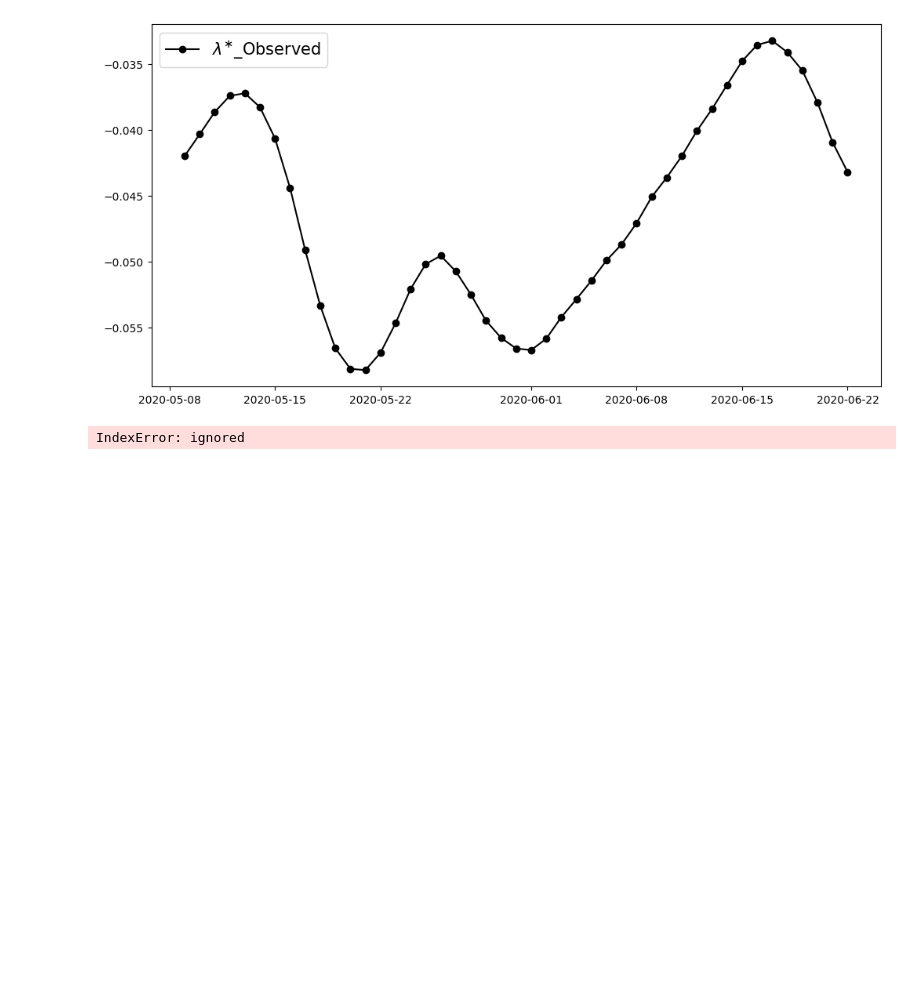
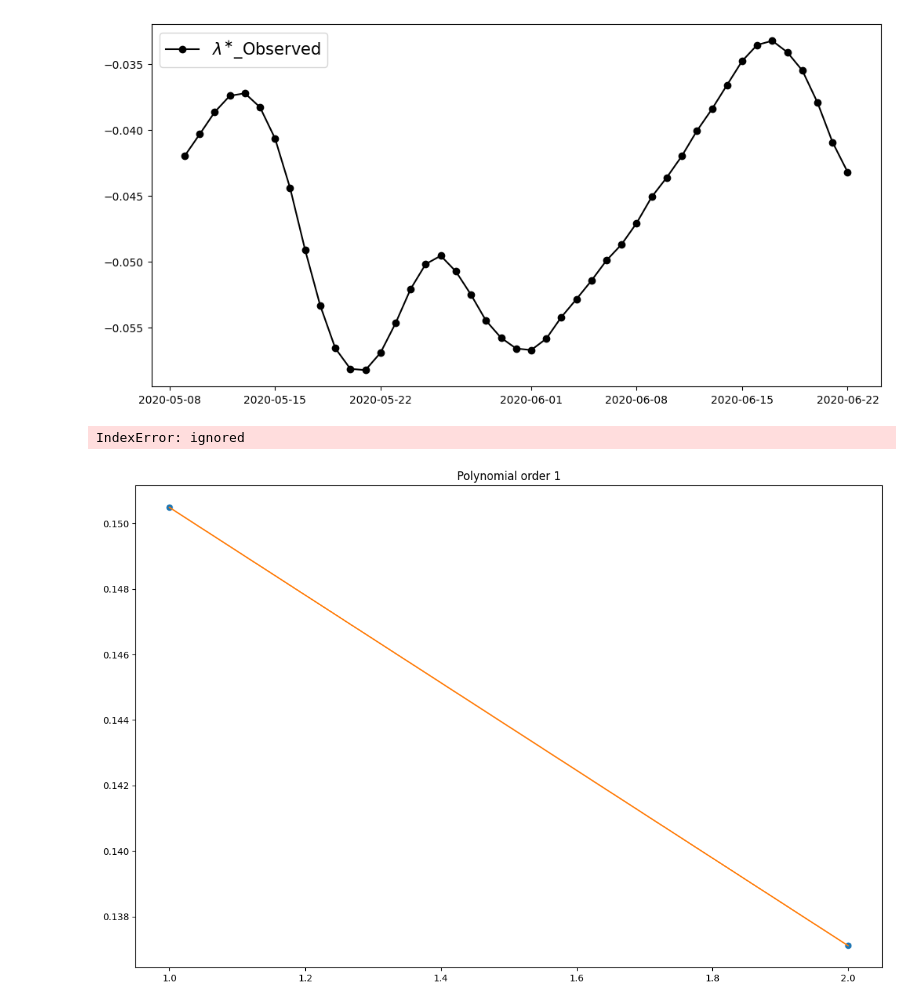
Before and after one commit to OD1992/Python-programs, a Jupyter notebook: Hospi_change_point.ipynb, the cells around one changed output. Drawn from its saved outputs; the diff is of its cells as text; code cells hidden in the pictures; blank space fills up the shorter version.

```diff
--- a/Hospi_change_point.ipynb
+++ b/Hospi_change_point.ipynb
@@ -566,3 +565,21 @@ print(np.c_[data[3:10], Lambda_pred[3:10]])
 # %% [output]
 [figure]
 IndexError: ignored
+# %%
+
+plt.figure(figsize = (12, 8))
+#for t in np.arange(3, 7):
+t=3
+x_d = np.array([t-2, t-1])
+y_d = np.array([Lambda[t-2], Lambda[t-1]])
+# get the polynomial coefficients
+y_est = np.polyfit(x_d, y_d, 1)
+plt.plot(x_d, y_d, 'o')
+# evaluate the values for a polynomial
+plt.plot(x_d, np.polyval(y_est, x_d))
+plt.title(f'Polynomial order 1')
+
+plt.tight_layout()
+plt.show()
+# %% [output]
+[figure, added]
```
Also changed, not shown: parts of 1 cell of this notebook.
